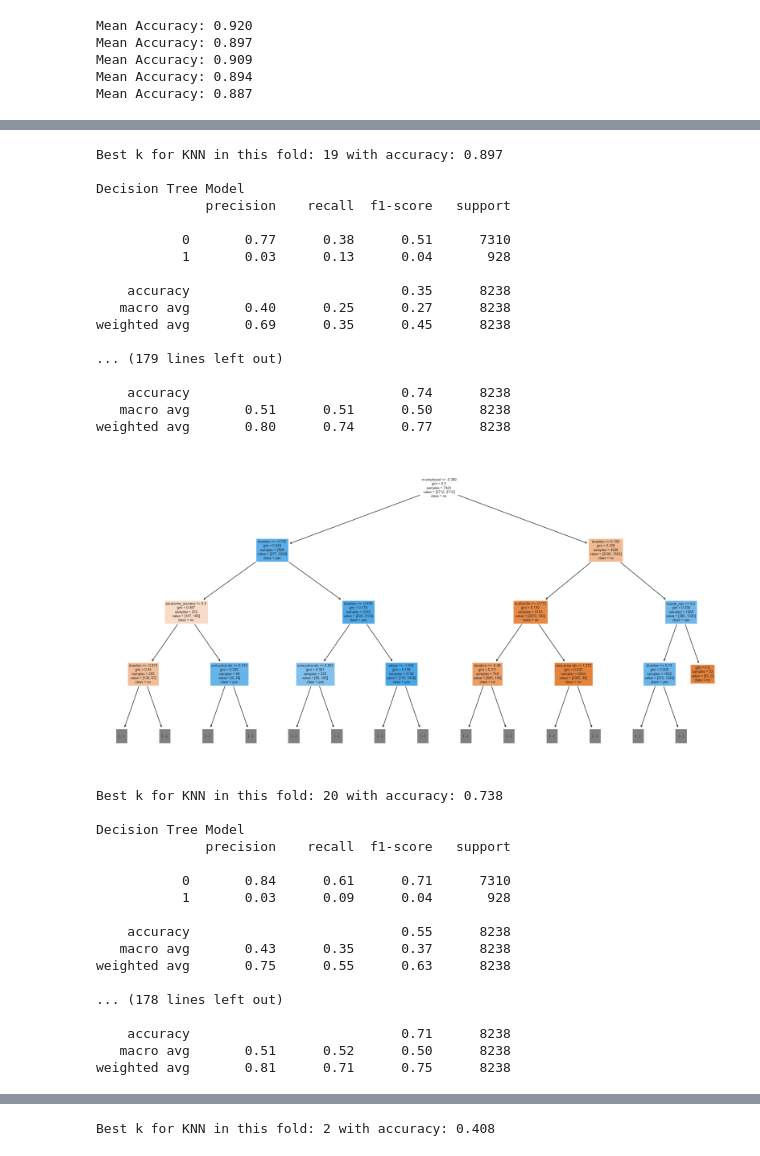
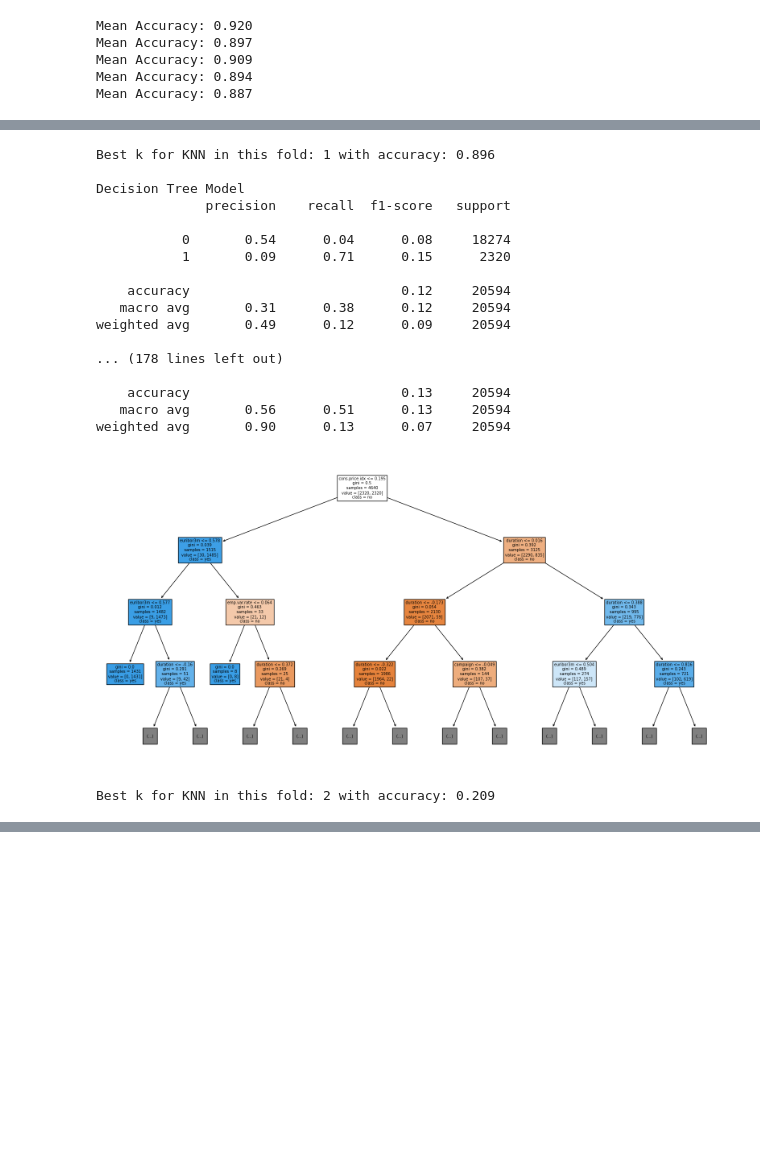
Before and after one commit to joscha-st/ibait_ml_g1, a Jupyter notebook: Bela.ipynb, the cells around one changed output, grey strips where cells are left out. Saved outputs shown, nothing was run; the diff lists cells and outputs as text; code cells hidden in the pictures; blank space fills up the shorter version.

```diff
--- a/Bela.ipynb
+++ b/Bela.ipynb
@@ -138,7 +138,7 @@ for train_index, test_index in skf.split(X, y):
 # %%
 import numpy as np
 import pandas as pd
-from sklearn.model_selection import cross_val_score, StratifiedKFold
+from sklearn.model_selection import StratifiedKFold
 from sklearn.pipeline import Pipeline
 from sklearn.compose import ColumnTransformer
 from sklearn.preprocessing import OneHotEncoder, StandardScaler
@@ -184,13 +184,15 @@ X = bank_additional.drop('y', axis=1)
 y = bank_additional['y'].apply(lambda x: 1 if x == 'yes' else 0)
 
 k_values = range(1, 21)  # change this to the range you want to test
-cv = StratifiedKFold(n_splits=5)
+cv = StratifiedKFold(n_splits=2)
 
 # CV with undersampling loop
 for train_index, test_index in cv.split(X, y):
+    # split test and train for each fold
     X_train, X_test = X.iloc[train_index], X.iloc[test_index]
     y_train, y_test = y.iloc[train_index], y.iloc[test_index]
 
+    # under sample only train
     undersample = RandomUnderSampler(sampling_strategy='majority')
     X_under, y_under = undersample.fit_resample(X_train, y_train)
 
@@ -259,35 +261,19 @@ weighted avg       0.88      0.90      0.87      8238
-Best k for KNN in this fold: 19 with accuracy: 0.897
+Best k for KNN in this fold: 1 with accuracy: 0.896
 
 Decision Tree Model
               precision    recall  f1-score   support
 
-           0       0.77      0.38      0.51      7310
-           1       0.03      0.13      0.04       928
+           0       0.54      0.04      0.08     18274
+           1       0.09      0.71      0.15      2320
 
-    accuracy                           0.35      8238
-   macro avg       0.40      0.25      0.27      8238
-weighted avg       0.69      0.35      0.45      8238
+    accuracy                           0.12     20594
+   macro avg       0.31      0.38      0.12     20594
+weighted avg       0.49      0.12      0.09     20594
 
-... (179 lines left out)
+... (178 lines left out)
 
-    accuracy                           0.74      8238
-   macro avg       0.51      0.51      0.50      8238
-weighted avg       0.80      0.74      0.77      8238
+    accuracy                           0.13     20594
+   macro avg       0.56      0.51      0.13     20594
+weighted avg       0.90      0.13      0.07     20594
-[figure, old version]
+[figure, new version]
-Best k for KNN in this fold: 20 with accuracy: 0.738
-
-Decision Tree Model
-              precision    recall  f1-score   support
-
-           0       0.84      0.61      0.71      7310
-           1       0.03      0.09      0.04       928
-
-    accuracy                           0.55      8238
-   macro avg       0.43      0.35      0.37      8238
-weighted avg       0.75      0.55      0.63      8238
-
-... (178 lines left out)
-
-    accuracy                           0.71      8238
-   macro avg       0.51      0.52      0.50      8238
-weighted avg       0.81      0.71      0.75      8238
+Best k for KNN in this fold: 2 with accuracy: 0.209
@@ -331 +279,0 @@ weighted avg       0.89      0.24      0.25      8237
-Best k for KNN in this fold: 2 with accuracy: 0.408
```
Also changed, not shown: parts of 4 cells of this notebook, 1 other file.
